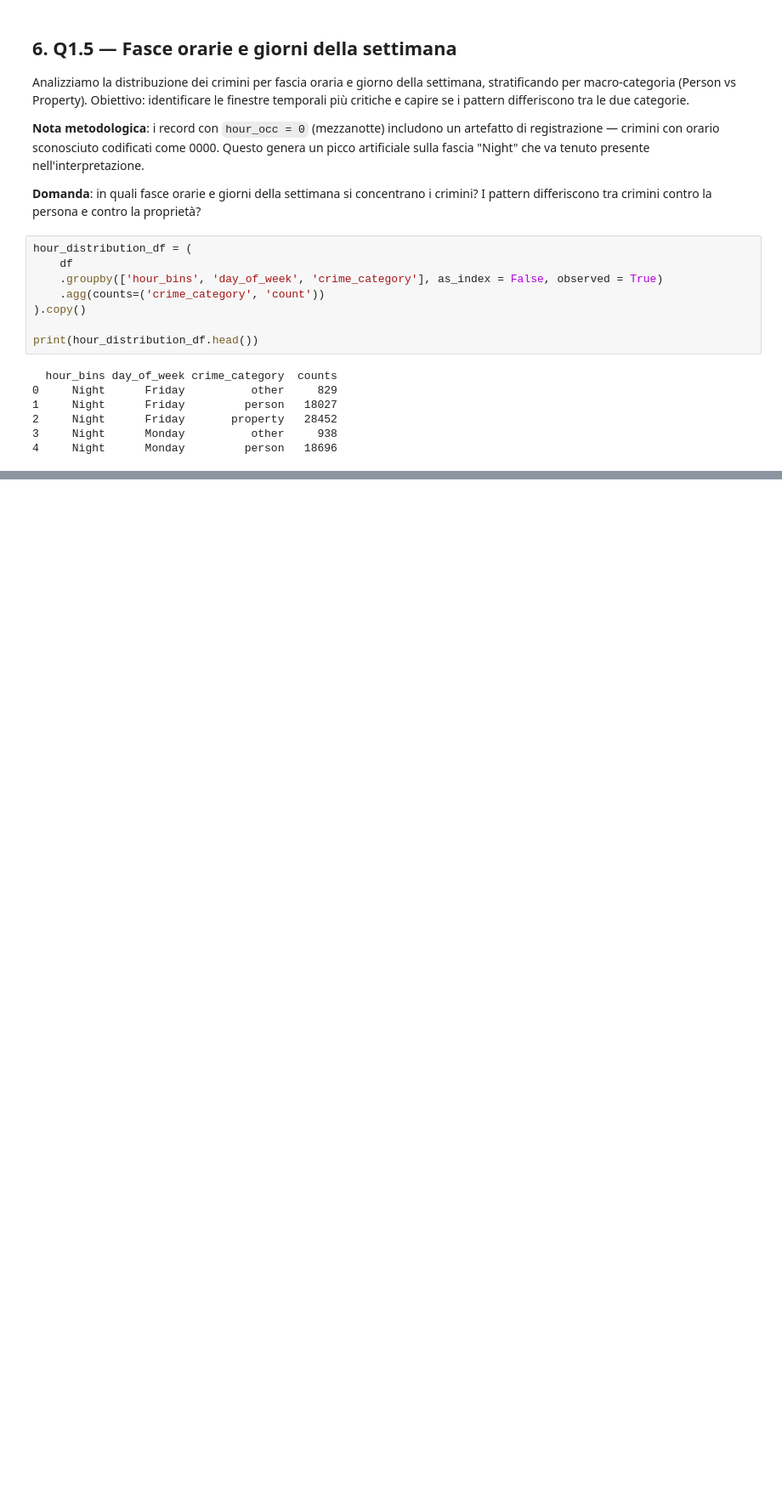
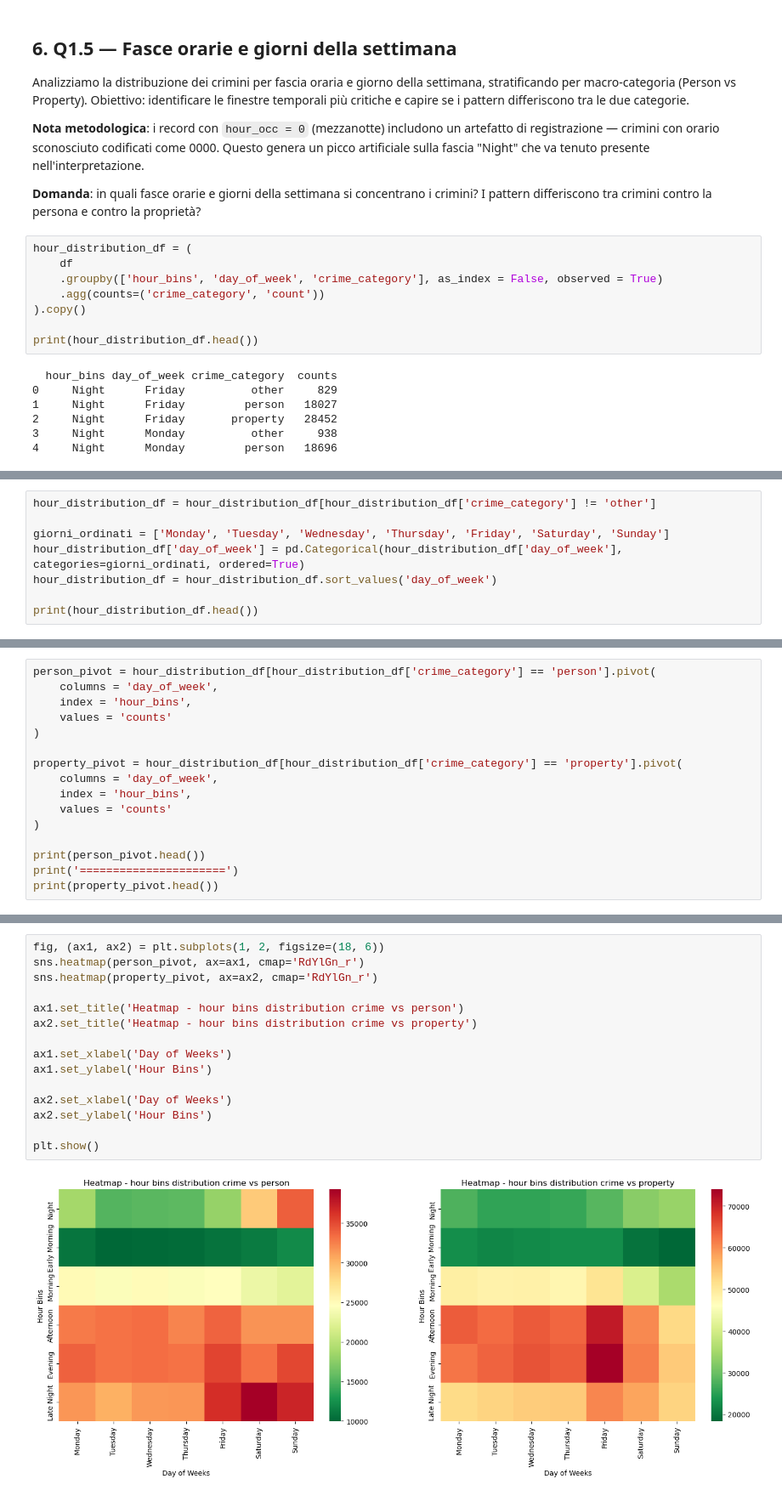
Before and after one commit to AnalystEca/lapd-crime-data, a Jupyter notebook: notebooks/02_analyze/05_eda_block1.ipynb, the cells around one changed output, grey strips where cells are left out. Shown at 85% size. Saved outputs shown, nothing was run; the diff lists cells and outputs as text; blank space fills up the shorter version.

Commit message:
create heatmaps Q1.5 dda rifinire

```diff
--- a/notebooks/02_analyze/05_eda_block1.ipynb
+++ b/notebooks/02_analyze/05_eda_block1.ipynb
@@ -655,0 +669,8 @@ print(hour_distribution_df.head())
+# %%
+hour_distribution_df = hour_distribution_df[hour_distribution_df['crime_category'] != 'other']
+
+giorni_ordinati = ['Monday', 'Tuesday', 'Wednesday', 'Thursday', 'Friday', 'Saturday', 'Sunday']
+hour_distribution_df['day_of_week'] = pd.Categorical(hour_distribution_df['day_of_week'], categories=giorni_ordinati, ordered=True)
+hour_distribution_df = hour_distribution_df.sort_values('day_of_week')
+
+print(hour_distribution_df.head())
@@ -655,0 +684,16 @@ print(hour_distribution_df.head())
+# %%
+person_pivot = hour_distribution_df[hour_distribution_df['crime_category'] == 'person'].pivot(
+    columns = 'day_of_week',
+    index = 'hour_bins',
+    values = 'counts'
+)
+
+property_pivot = hour_distribution_df[hour_distribution_df['crime_category'] == 'property'].pivot(
+    columns = 'day_of_week',
+    index = 'hour_bins',
+    values = 'counts'
+)
+
+print(person_pivot.head())
+print('======================')
+print(property_pivot.head())
@@ -655,0 +716,17 @@ print(hour_distribution_df.head())
+# %%
+fig, (ax1, ax2) = plt.subplots(1, 2, figsize=(18, 6))
+sns.heatmap(person_pivot, ax=ax1, cmap='RdYlGn_r')
+sns.heatmap(property_pivot, ax=ax2, cmap='RdYlGn_r')
+
+ax1.set_title('Heatmap - hour bins distribution crime vs person')
+ax2.set_title('Heatmap - hour bins distribution crime vs property')
+
+ax1.set_xlabel('Day of Weeks')
+ax1.set_ylabel('Hour Bins')
+
+ax2.set_xlabel('Day of Weeks')
+ax2.set_ylabel('Hour Bins')
+
+plt.show()
+# %% [output]
+[figure, added]
```
Also changed, not shown: parts of 3 cells of this notebook, 6 other files.
